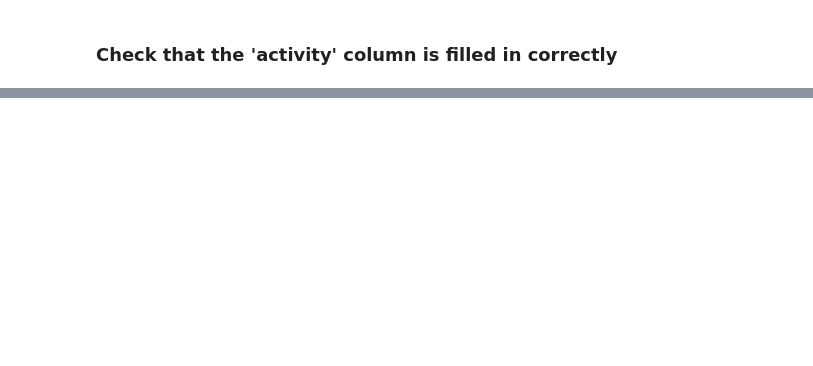
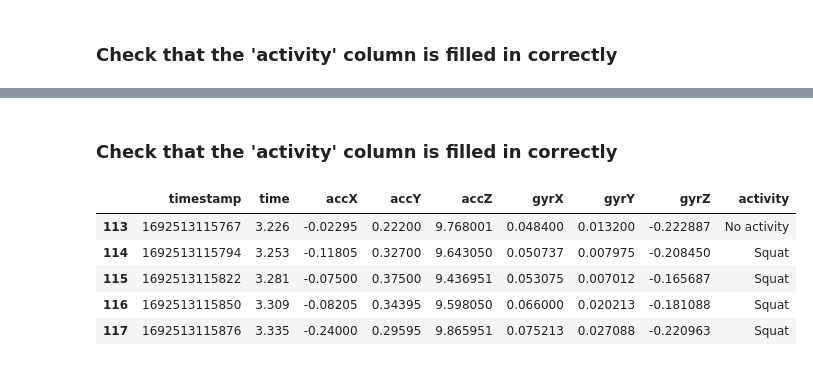
Before and after one commit to Mykhailo20/DS_Bootcamp_2023, a Jupyter notebook: Homework_5/Physical_Activity_Analysis/Physical_Activity_Analysis.ipynb, the cells around one changed output, grey strips where cells are left out. Saved outputs shown, nothing was run; the diff lists cells and outputs as text; code cells hidden in the pictures; blank space fills up the shorter version.

```diff
--- a/Homework_5/Physical_Activity_Analysis/Physical_Activity_Analysis.ipynb
+++ b/Homework_5/Physical_Activity_Analysis/Physical_Activity_Analysis.ipynb
@@ -781,0 +747,11 @@ df[df['time'] > 1847.925][:5]
+# %% [markdown]
+### Check that the 'activity' column is filled in correctly
+# %%
+test_df[test_df['time'] > 3.220][:5]
+# %% [output]
+|  | timestamp | time | accX | accY | accZ | gyrX | gyrY | gyrZ | activity |
+| 113 | 1692513115767 | 3.226 | -0.02295 | 0.22200 | 9.768001 | 0.048400 | 0.013200 | -0.222887 | No activity |
+| 114 | 1692513115794 | 3.253 | -0.11805 | 0.32700 | 9.643050 | 0.050737 | 0.007975 | -0.208450 | Squat |
+| 115 | 1692513115822 | 3.281 | -0.07500 | 0.37500 | 9.436951 | 0.053075 | 0.007012 | -0.165687 | Squat |
+| 116 | 1692513115850 | 3.309 | -0.08205 | 0.34395 | 9.598050 | 0.066000 | 0.020213 | -0.181088 | Squat |
+| 117 | 1692513115876 | 3.335 | -0.24000 | 0.29595 | 9.865951 | 0.075213 | 0.027088 | -0.220963 | Squat |
```
Also changed, not shown: parts of 25 cells of this notebook, 2 other files.
